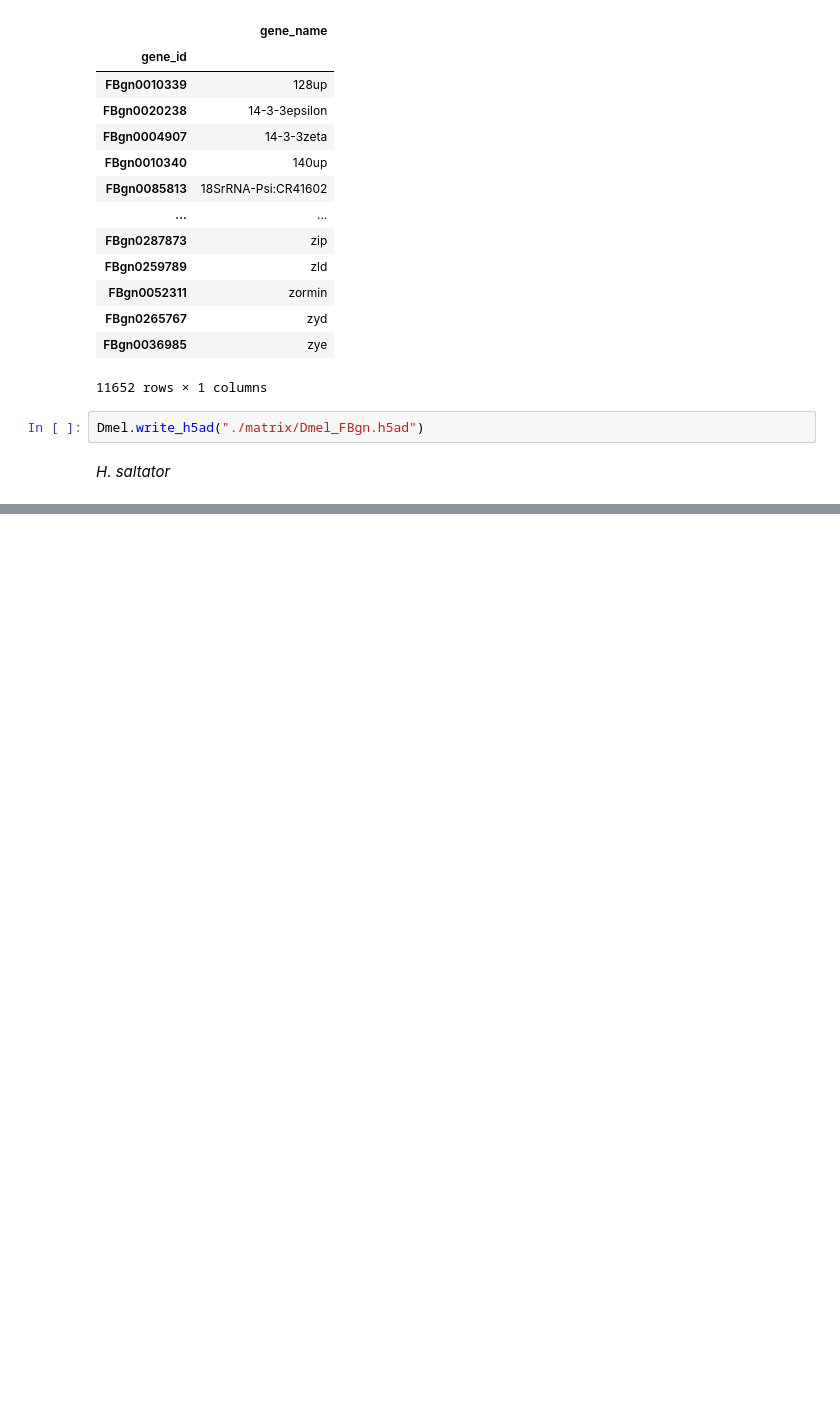
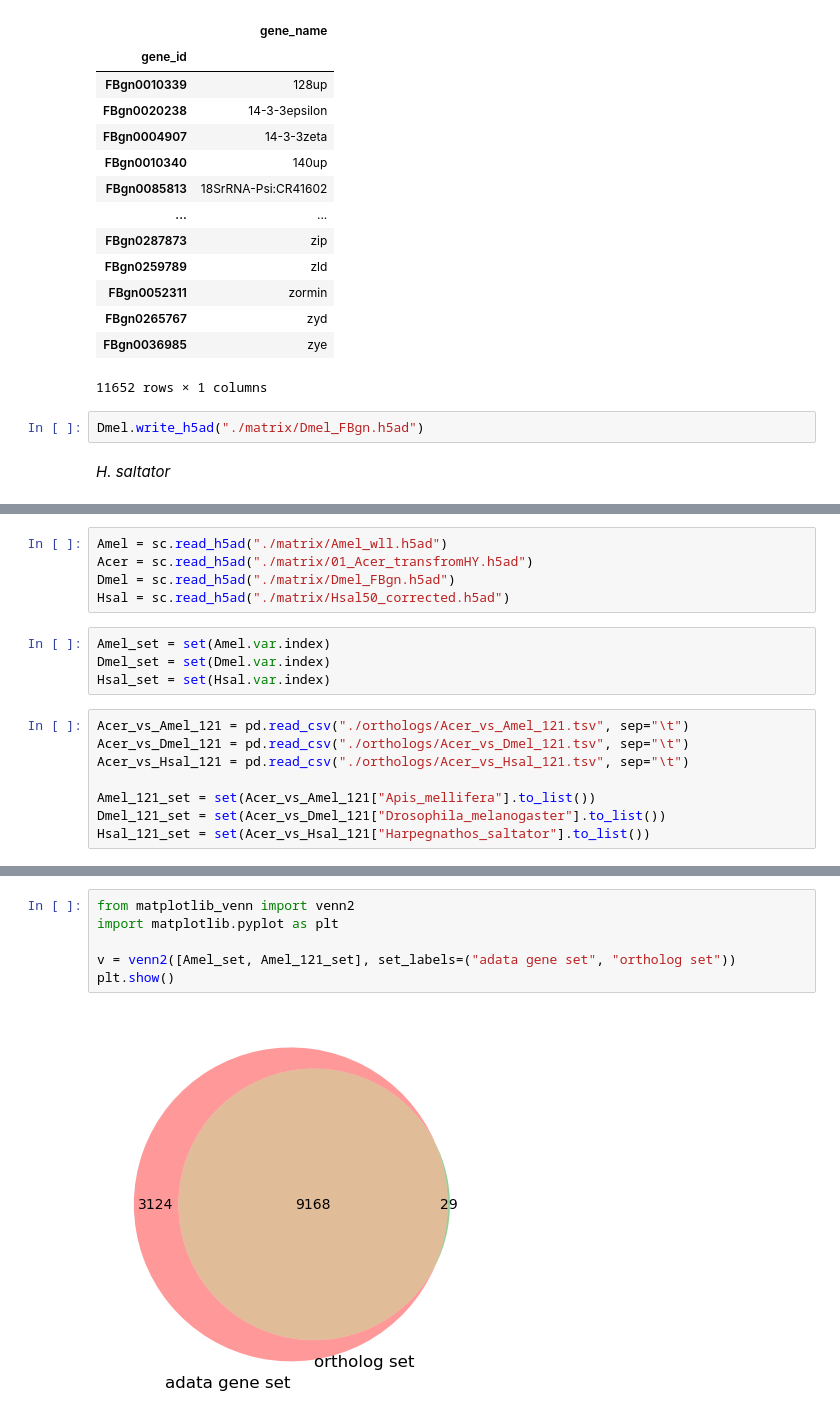
Before and after one commit to zliu90693/anno_cells, a Jupyter notebook: .subprojects/MetaNeighbor/01_get_data.ipynb, the cells around one changed output, grey strips where cells are left out. Saved outputs shown, nothing was run; the diff lists cells and outputs as text; blank space fills up the shorter version.

```diff
--- a/.subprojects/MetaNeighbor/01_get_data.ipynb
+++ b/.subprojects/MetaNeighbor/01_get_data.ipynb
@@ -507,0 +629,17 @@ Dmel.write_h5ad("./matrix/Dmel_FBgn.h5ad")
+# %%
+Amel = sc.read_h5ad("./matrix/Amel_wll.h5ad")
+Acer = sc.read_h5ad("./matrix/01_Acer_transfromHY.h5ad")
+Dmel = sc.read_h5ad("./matrix/Dmel_FBgn.h5ad")
+Hsal = sc.read_h5ad("./matrix/Hsal50_corrected.h5ad")
+# %%
+Amel_set = set(Amel.var.index)
+Dmel_set = set(Dmel.var.index)
+Hsal_set = set(Hsal.var.index)
+# %%
+Acer_vs_Amel_121 = pd.read_csv("./orthologs/Acer_vs_Amel_121.tsv", sep="\t")
+Acer_vs_Dmel_121 = pd.read_csv("./orthologs/Acer_vs_Dmel_121.tsv", sep="\t")
+Acer_vs_Hsal_121 = pd.read_csv("./orthologs/Acer_vs_Hsal_121.tsv", sep="\t")
+
+Amel_121_set = set(Acer_vs_Amel_121["Apis_mellifera"].to_list())
+Dmel_121_set = set(Acer_vs_Dmel_121["Drosophila_melanogaster"].to_list())
+Hsal_121_set = set(Acer_vs_Hsal_121["Harpegnathos_saltator"].to_list())
@@ -507,0 +650,8 @@ Dmel.write_h5ad("./matrix/Dmel_FBgn.h5ad")
+# %%
+from matplotlib_venn import venn2
+import matplotlib.pyplot as plt
+
+v = venn2([Amel_set, Amel_121_set], set_labels=("adata gene set", "ortholog set"))
+plt.show()
+# %% [output]
+[figure, added]
```
Also changed, not shown: parts of 18 cells of this notebook, 6 other files.
